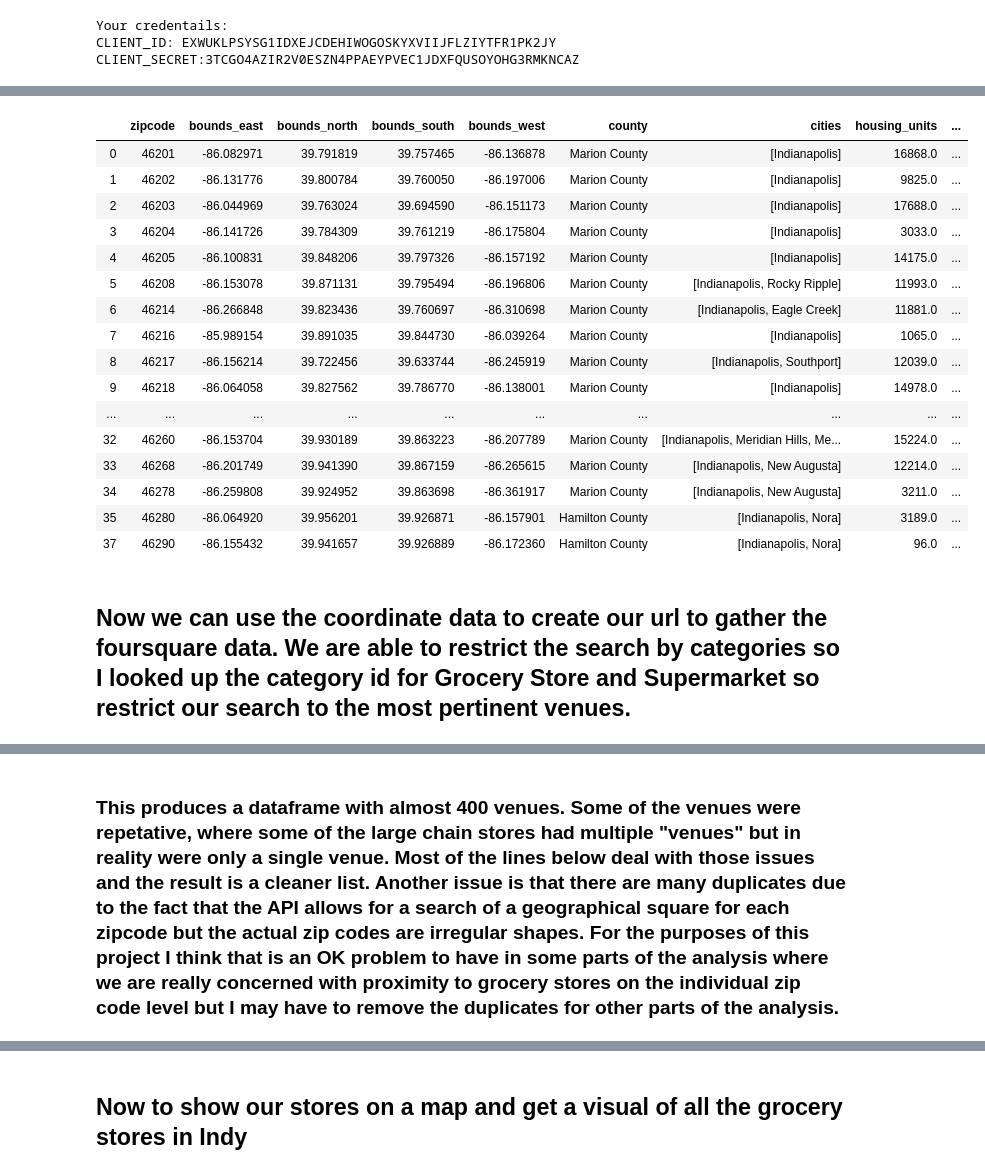
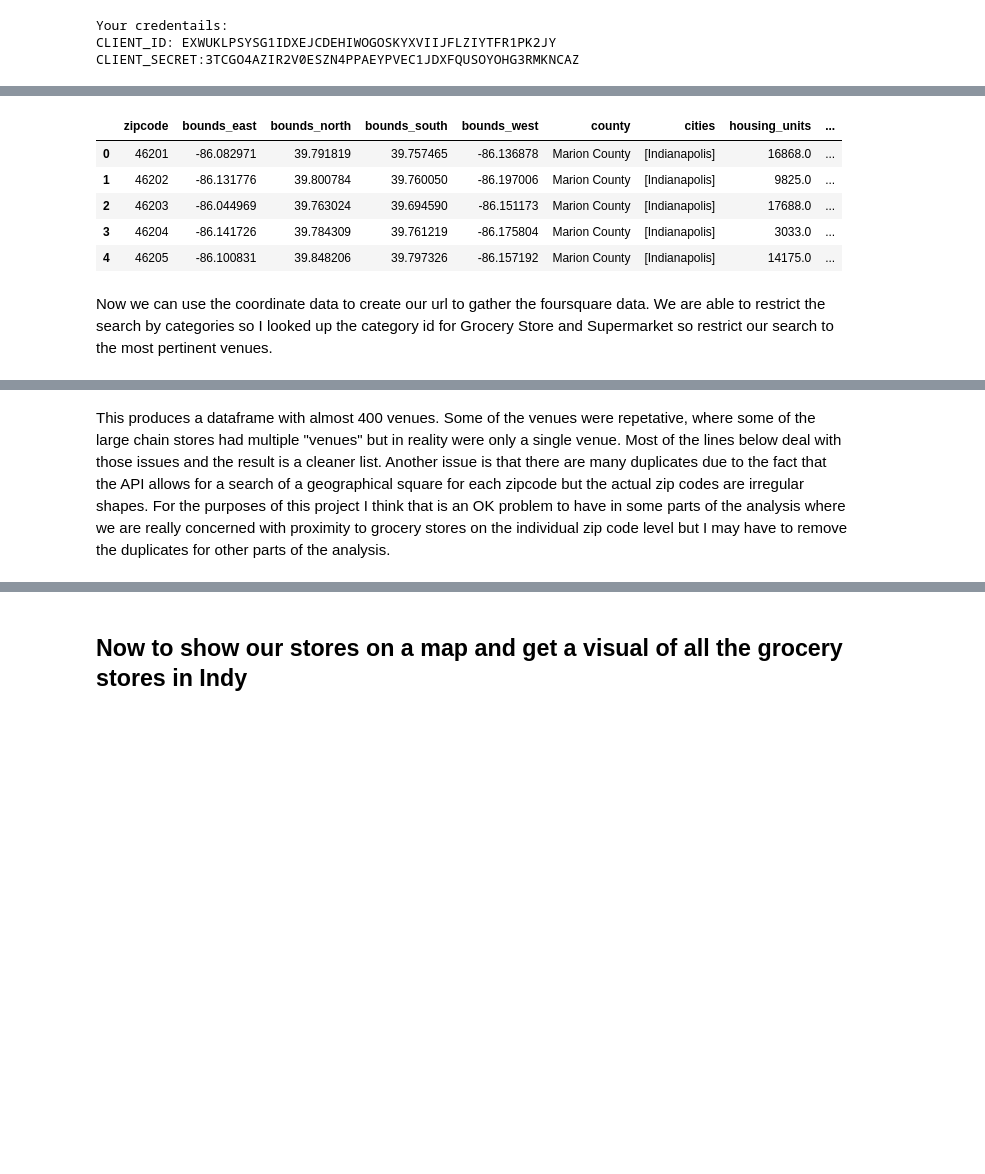
Before and after one commit to pvstewar/Food-Availability-Mapping, a Jupyter notebook: Grocery Store Data Project.ipynb, the cells around one changed output, grey strips where cells are left out. Saved outputs shown, nothing was run; the diff lists cells and outputs as text; code cells hidden in the pictures; blank space fills up the shorter version.

```diff
--- a/Grocery Store Data Project.ipynb
+++ b/Grocery Store Data Project.ipynb
@@ -40,5 +30,5 @@ pd.set_option('display.max_rows', None)
 # %%
-url = requests.get('https://raw.githubusercontent.com/pvstewar/Coursera_Capstone/master/Indianapolis_Zip_Codes.csv')
+url = requests.get('https://raw.githubusercontent.com/pvstewar/Food-Availability-Mapping/master/Indianapolis_Zip_Codes.csv')
 csv_raw = StringIO(url.text)
 df = pd.read_csv(csv_raw)
 
@@ -96,8 +99,9 @@ df_inzip.head()
 # %%
 #Lets do some clean up on our df
+print(df_inzip.shape)
 inzip2 = df_inzip[['zipcode', 'bounds_east', 'bounds_north', 'bounds_south', 'bounds_west', 'county', 'common_city_list', 'housing_units', 'land_area_in_sqmi', 'lat', 'lng', 'median_home_value', 'median_household_income', 'occupied_housing_units', 'population', 'population_density']].copy()
-inzip2.rename(columns={"common_city_list": "cities"}, inplace = True)
-inzip2.rename(columns = {'lat':'Latitude','lng':'Longitude'}, inplace = True)
+inzip2.rename(columns={"common_city_list": "cities", "lat": "Latitude", "lng":"Longitude"}, inplace = True)
 inzip2.dropna(axis=0,inplace=True)
+print(df_inzip.shape)
 inzip2.head(8)
 # %% [output]
@@ -190,27 +168,16 @@ CLIENT_SECRET:3TCGO4AZIR2V0ESZN4PPAEYPVEC1JDXFQUSOYOHG3RMKNCAZ
 # %%
 inzip2['Southwest Bound'] = inzip2['bounds_south'].astype(str) +","+ inzip2['bounds_west'].astype(str)
 inzip2['Northeast Bound'] = inzip2['bounds_north'].astype(str) +","+ inzip2['bounds_east'].astype(str)
-inzip2
+inzip2.head()
 # %% [output]
 |  | zipcode | bounds_east | bounds_north | bounds_south | bounds_west | county | cities | housing_units | ... |
 | 0 | 46201 | -86.082971 | 39.791819 | 39.757465 | -86.136878 | Marion County | [Indianapolis] | 16868.0 | ... |
 | 1 | 46202 | -86.131776 | 39.800784 | 39.760050 | -86.197006 | Marion County | [Indianapolis] | 9825.0 | ... |
 | 2 | 46203 | -86.044969 | 39.763024 | 39.694590 | -86.151173 | Marion County | [Indianapolis] | 17688.0 | ... |
 | 3 | 46204 | -86.141726 | 39.784309 | 39.761219 | -86.175804 | Marion County | [Indianapolis] | 3033.0 | ... |
 | 4 | 46205 | -86.100831 | 39.848206 | 39.797326 | -86.157192 | Marion County | [Indianapolis] | 14175.0 | ... |
-| 5 | 46208 | -86.153078 | 39.871131 | 39.795494 | -86.196806 | Marion County | [Indianapolis, Rocky Ripple] | 11993.0 | ... |
-| 6 | 46214 | -86.266848 | 39.823436 | 39.760697 | -86.310698 | Marion County | [Indianapolis, Eagle Creek] | 11881.0 | ... |
-| 7 | 46216 | -85.989154 | 39.891035 | 39.844730 | -86.039264 | Marion County | [Indianapolis] | 1065.0 | ... |
-| 8 | 46217 | -86.156214 | 39.722456 | 39.633744 | -86.245919 | Marion County | [Indianapolis, Southport] | 12039.0 | ... |
-| 9 | 46218 | -86.064058 | 39.827562 | 39.786770 | -86.138001 | Marion County | [Indianapolis] | 14978.0 | ... |
-| ... | ... | ... | ... | ... | ... | ... | ... | ... | ... |
-| 32 | 46260 | -86.153704 | 39.930189 | 39.863223 | -86.207789 | Marion County | [Indianapolis, Meridian Hills, Me... | 15224.0 | ... |
-| 33 | 46268 | -86.201749 | 39.941390 | 39.867159 | -86.265615 | Marion County | [Indianapolis, New Augusta] | 12214.0 | ... |
-| 34 | 46278 | -86.259808 | 39.924952 | 39.863698 | -86.361917 | Marion County | [Indianapolis, New Augusta] | 3211.0 | ... |
-| 35 | 46280 | -86.064920 | 39.956201 | 39.926871 | -86.157901 | Hamilton County | [Indianapolis, Nora] | 3189.0 | ... |
-| 37 | 46290 | -86.155432 | 39.941657 | 39.926889 | -86.172360 | Hamilton County | [Indianapolis, Nora] | 96.0 | ... |
 # %% [markdown]
-## Now we can use the coordinate data to create our url to gather the foursquare data.  We are able to restrict the search by categories so I looked up the category id for Grocery Store and Supermarket so restrict our search to the most pertinent venues.
+Now we can use the coordinate data to create our url to gather the foursquare data.  We are able to restrict the search by categories so I looked up the category id for Grocery Store and Supermarket so restrict our search to the most pertinent venues.
 # %%
 #Now to create the function to get the list of venues for our selected locations
 #this uses Grocery store (cat id 4bf58dd8d48988d118951735) and supermarket (cat id 52f2ab2ebcbc57f1066b8b46)
@@ -275,7 +242,7 @@ Indy_Grocery_venues = getCategoryVenues(names=inzip2['zipcode'],
 46280
 46290
 # %% [markdown]
-### This produces a dataframe with almost 400 venues.  Some of the venues were repetative, where some of the large chain stores had multiple "venues" but in reality were only a single venue. Most of the lines below deal with those issues and the result is a cleaner list. Another issue is that there are many duplicates due to the fact that the API allows for a search of a geographical square for each zipcode but the actual zip codes are irregular shapes. For the purposes of this project I think that is an OK problem to have in some parts of the analysis where we are really concerned with proximity to grocery stores on the individual zip code level but I may have to remove the duplicates for other parts of the analysis.
+This produces a dataframe with almost 400 venues.  Some of the venues were repetative, where some of the large chain stores had multiple "venues" but in reality were only a single venue. Most of the lines below deal with those issues and the result is a cleaner list. Another issue is that there are many duplicates due to the fact that the API allows for a search of a geographical square for each zipcode but the actual zip codes are irregular shapes. For the purposes of this project I think that is an OK problem to have in some parts of the analysis where we are really concerned with proximity to grocery stores on the individual zip code level but I may have to remove the duplicates for other parts of the analysis.
 # %%
 print(Indy_Grocery_venues.shape)
 # to cut back on duplicate hits
```
Also changed, not shown: parts of 33 cells of this notebook.
